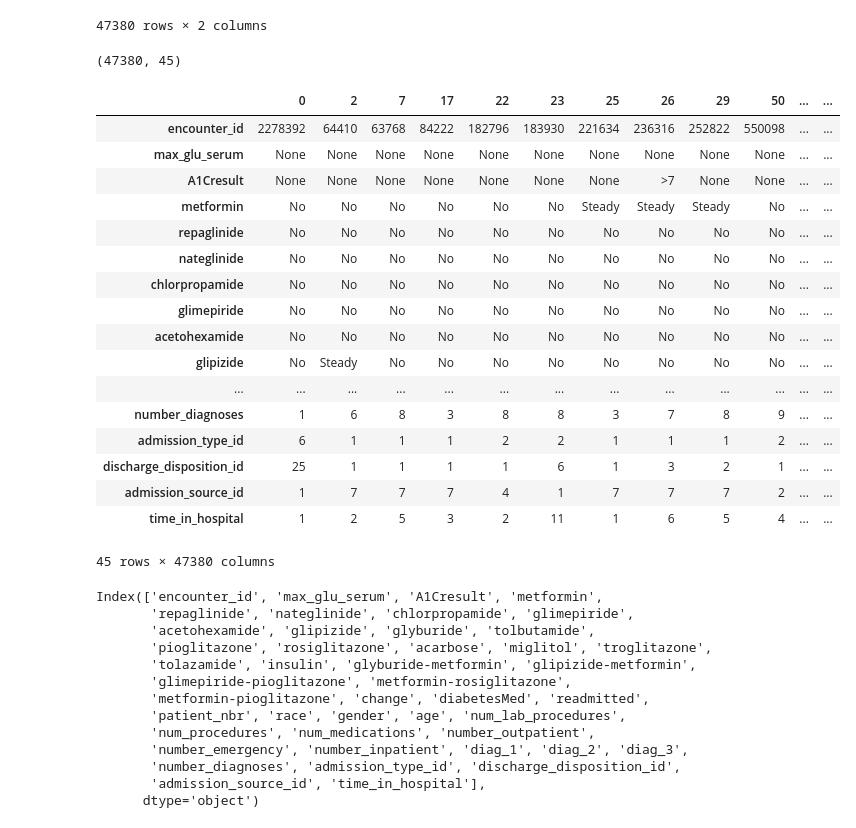
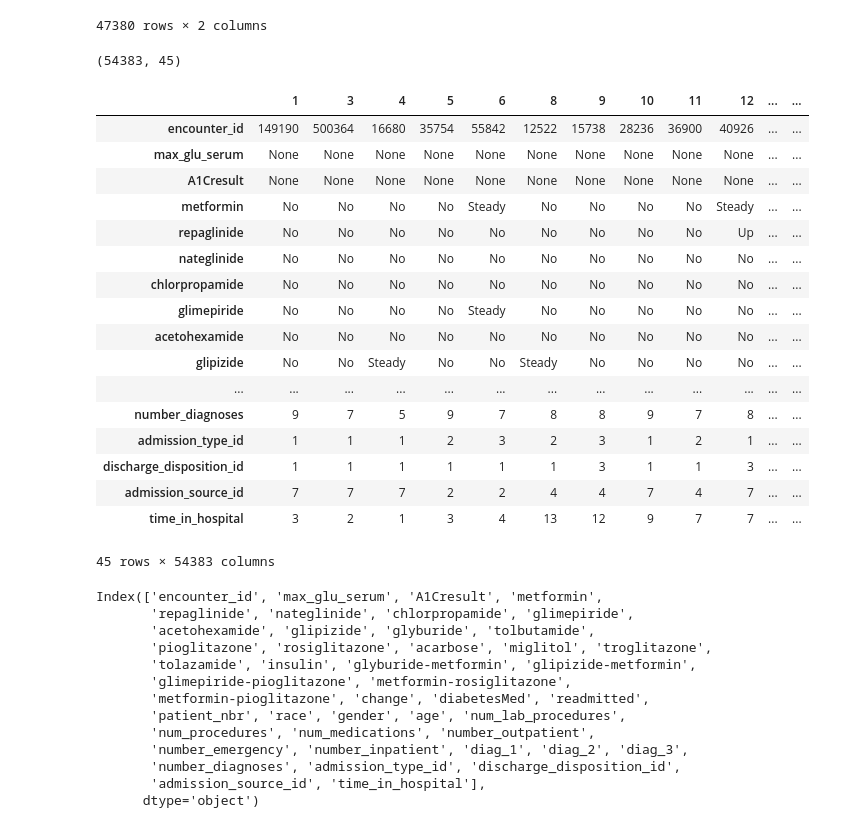
Before and after one commit to gauravkantrod/GLProject, a Jupyter notebook: Diabetes.ipynb, the cells around one changed output. Drawn from its saved outputs; the diff is of its cells as text; code cells hidden in the pictures.

```diff
--- a/Diabetes.ipynb
+++ b/Diabetes.ipynb
@@ -333,30 +331,30 @@ df['insulin'].replace('No', 0, inplace = True)
 df['insulin'].replace(['Up', 'Steady', 'Down'], 1, inplace = True)
 # %%
 #removimg rows which have insuline is NO and
-df_no_insulin = df[df['insulin'] == 0]
+df_insulin = df[df['insulin'] != 0]
 # %%
-df_no_insulin.shape
+df_insulin.shape
 # %% [output]
-(47380, 45)
+(54383, 45)
 # %%
-df_no_insulin.T
+df_insulin.T
 # %% [output]
-|  | 0 | 2 | 7 | 17 | 22 | 23 | 25 | 26 | 29 | 50 | ... | ... |
-| encounter_id | 2278392 | 64410 | 63768 | 84222 | 182796 | 183930 | 221634 | 236316 | 252822 | 550098 | ... | ... |
+|  | 1 | 3 | 4 | 5 | 6 | 8 | 9 | 10 | 11 | 12 | ... | ... |
+| encounter_id | 149190 | 500364 | 16680 | 35754 | 55842 | 12522 | 15738 | 28236 | 36900 | 40926 | ... | ... |
 | max_glu_serum | None | None | None | None | None | None | None | None | None | None | ... | ... |
-| A1Cresult | None | None | None | None | None | None | None | >7 | None | None | ... | ... |
-| metformin | No | No | No | No | No | No | Steady | Steady | Steady | No | ... | ... |
-| repaglinide | No | No | No | No | No | No | No | No | No | No | ... | ... |
+| A1Cresult | None | None | None | None | None | None | None | None | None | None | ... | ... |
+| metformin | No | No | No | No | Steady | No | No | No | No | Steady | ... | ... |
+| repaglinide | No | No | No | No | No | No | No | No | No | Up | ... | ... |
 | nateglinide | No | No | No | No | No | No | No | No | No | No | ... | ... |
 | chlorpropamide | No | No | No | No | No | No | No | No | No | No | ... | ... |
-| glimepiride | No | No | No | No | No | No | No | No | No | No | ... | ... |
+| glimepiride | No | No | No | No | Steady | No | No | No | No | No | ... | ... |
 | acetohexamide | No | No | No | No | No | No | No | No | No | No | ... | ... |
-| glipizide | No | Steady | No | No | No | No | No | No | No | No | ... | ... |
+| glipizide | No | No | Steady | No | No | Steady | No | No | No | No | ... | ... |
 | ... | ... | ... | ... | ... | ... | ... | ... | ... | ... | ... | ... | ... |
-| number_diagnoses | 1 | 6 | 8 | 3 | 8 | 8 | 3 | 7 | 8 | 9 | ... | ... |
-| admission_type_id | 6 | 1 | 1 | 1 | 2 | 2 | 1 | 1 | 1 | 2 | ... | ... |
-| discharge_disposition_id | 25 | 1 | 1 | 1 | 1 | 6 | 1 | 3 | 2 | 1 | ... | ... |
-| admission_source_id | 1 | 7 | 7 | 7 | 4 | 1 | 7 | 7 | 7 | 2 | ... | ... |
-| time_in_hospital | 1 | 2 | 5 | 3 | 2 | 11 | 1 | 6 | 5 | 4 | ... | ... |
+| number_diagnoses | 9 | 7 | 5 | 9 | 7 | 8 | 8 | 9 | 7 | 8 | ... | ... |
+| admission_type_id | 1 | 1 | 1 | 2 | 3 | 2 | 3 | 1 | 2 | 1 | ... | ... |
+| discharge_disposition_id | 1 | 1 | 1 | 1 | 1 | 1 | 3 | 1 | 1 | 3 | ... | ... |
+| admission_source_id | 7 | 7 | 7 | 2 | 2 | 4 | 4 | 7 | 4 | 7 | ... | ... |
+| time_in_hospital | 3 | 2 | 1 | 3 | 4 | 13 | 12 | 9 | 7 | 7 | ... | ... |
-45 rows × 47380 columns
+45 rows × 54383 columns
 # %%
```
Also changed, not shown: parts of 14 cells of this notebook.
